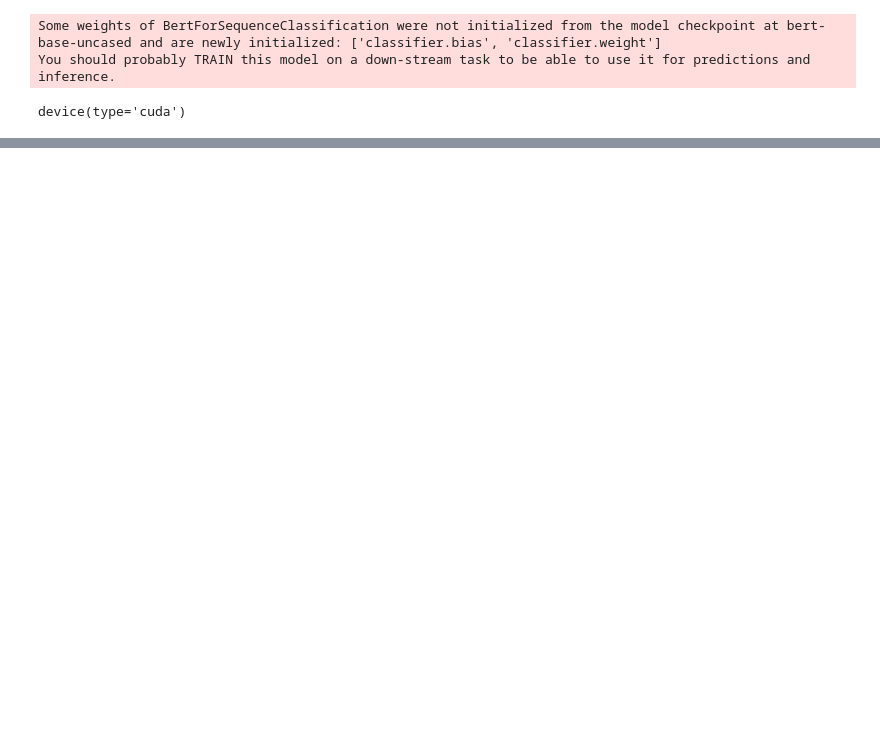
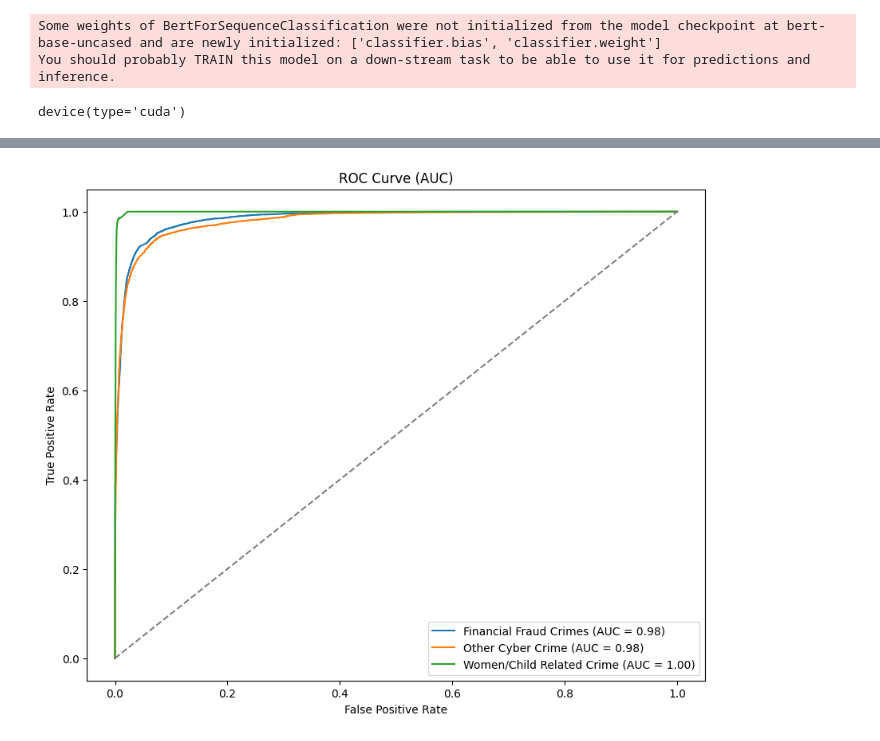
Before and after one commit to shashbha14/X, a Jupyter notebook: Category.ipynb, the cells around one changed output, grey strips where cells are left out. Saved outputs shown, nothing was run; the diff lists cells and outputs as text; code cells hidden in the pictures; blank space fills up the shorter version.

```diff
--- a/Category.ipynb
+++ b/Category.ipynb
@@ -188,0 +264,46 @@ CommitInfo(commit_url='https://huggingface.co/Darshankochar022/cyberguard_BERT_C
+# %%
+import matplotlib.pyplot as plt
+from sklearn.metrics import roc_curve, auc
+import numpy as np
+
+def plot_roc_and_auc(model, data_loader, device, class_names):
+    model.eval()
+    true_labels = []
+    all_probs = []
+
+    with torch.no_grad():
+        for batch in tqdm(data_loader, desc="Calculating ROC and AUC"):
+            input_ids = batch['input_ids'].to(device)
+            attention_mask = batch['attention_mask'].to(device)
+            labels = batch['labels'].to(device)
+
+            outputs = model(input_ids, attention_mask=attention_mask)
+            logits = outputs.logits
+
+            probs = F.softmax(logits, dim=1)
+            all_probs.extend(probs.cpu().numpy())
+            true_labels.extend(labels.cpu().numpy())
+    true_labels_one_hot = np.zeros((len(true_labels), len(class_names)))
+    for i, label in enumerate(true_labels):
+        true_labels_one_hot[i, label] = 1
+
+    all_probs = np.array(all_probs)
+
+    plt.figure(figsize=(10, 8))
+
+    for i, class_name in enumerate(class_names):
+        fpr, tpr, _ = roc_curve(true_labels_one_hot[:, i], all_probs[:, i])
+        roc_auc = auc(fpr, tpr)
+        plt.plot(fpr, tpr, label=f"{class_name} (AUC = {roc_auc:.2f})")
+
+
+    plt.plot([0, 1], [0, 1], color='gray', linestyle='--')
+    plt.xlabel('False Positive Rate')
+    plt.ylabel('True Positive Rate')
+    plt.title('ROC Curve (AUC)')
+    plt.legend(loc='best')
+    plt.show()
+# %%
+plot_roc_and_auc(model,val_loader,device,class_name)
+# %% [output]
+[figure, added]
```
Also changed, not shown: parts of 17 cells of this notebook.
